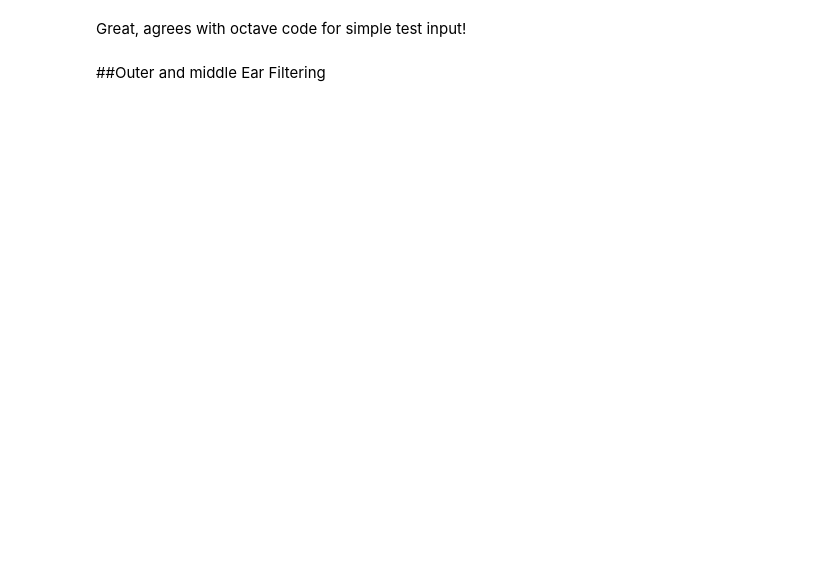
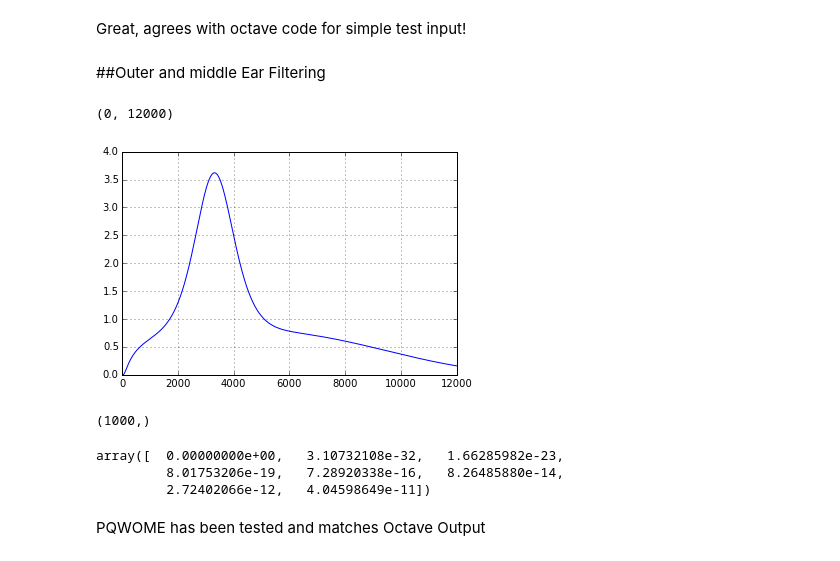
Before and after one commit to stephencwelch/Perceptual-Coding-In-Python, a Jupyter notebook: Explore PEAQ.ipynb, the cells around one changed output. Drawn from its saved outputs; the diff is of its cells as text; code cells hidden in the pictures; blank space fills up the shorter version.

```diff
--- a/Explore PEAQ.ipynb
+++ b/Explore PEAQ.ipynb
@@ -157,3 +173,37 @@ array([  7.44211713e+01,   3.05346932e+01,   1.11917582e+00,
 Great, agrees with octave code for simple test input!
 # %% [markdown]
 ##Outer and middle Ear Filtering
+# %%
+def PQWOME(f):
+    # Generate the weighting for the outer & middle ear filtering
+    # Note: The output is a magnitude-squared vector
+
+    N = len(f)
+    W2 = np.zeros(N)
+
+    for k in range(N-1):
+        fkHz = float(f[k+1])/1000
+        AdB = -2.184 * fkHz**(-0.8) + 6.5 * np.exp(-0.6 * (fkHz - 3.3)**2) - 0.001 * fkHz**(3.6)
+        W2[k+1] = 10**(AdB / 10);
+
+    return W2
+# %%
+f = linspace(0, Fs/2, 1000)
+plot(f, PQWOME(f))
+grid(1)
+xlim([0, 12000])
+# %% [output]
+(0, 12000)
+[figure, added]
+# %%
+f.shape
+# %% [output]
+(1000,)
+# %%
+PQWOME(arange(1,9))
+# %% [output]
+array([  0.00000000e+00,   3.10732108e-32,   1.66285982e-23,
+         8.01753206e-19,   7.28920338e-16,   8.26485880e-14,
+         2.72402066e-12,   4.04598649e-11])
+# %% [markdown]
+PQWOME has been tested and matches Octave Output
```
Also changed, not shown: parts of 22 cells of this notebook.
